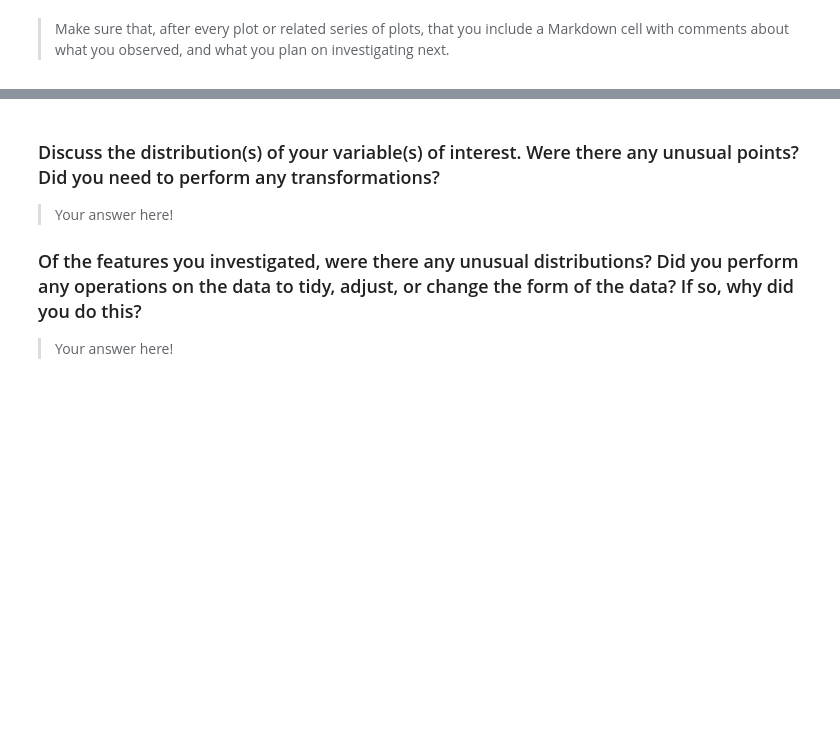
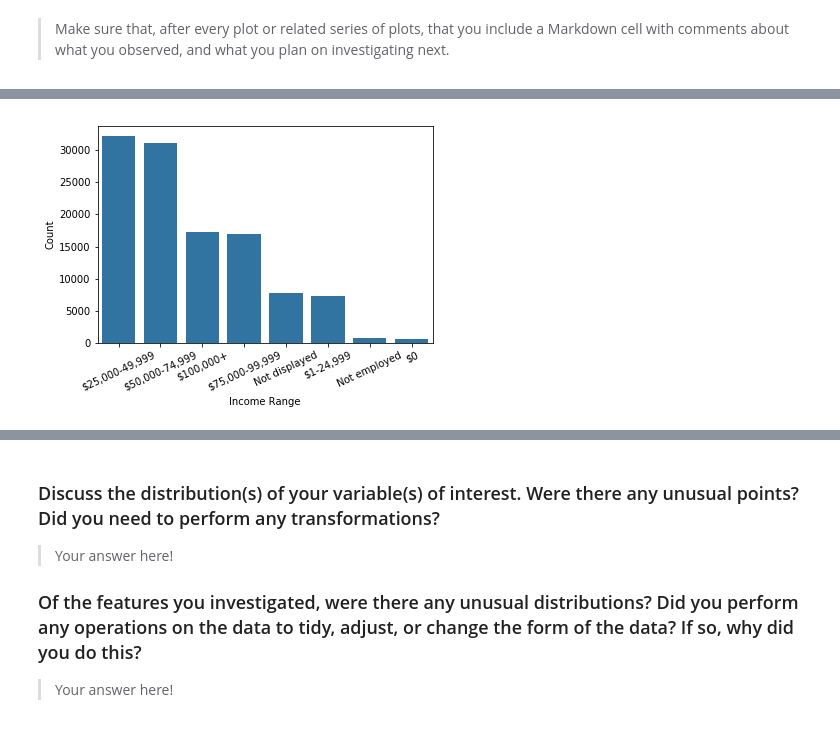
Before and after one commit to JannisMueller/Exploration-Loan-Data-from-Prosper, a Jupyter notebook: Exploration Loan Data from Prosper.ipynb, the cells around one changed output, grey strips where cells are left out. Saved outputs shown, nothing was run; the diff lists cells and outputs as text; code cells hidden in the pictures; blank space fills up the shorter version.

```diff
--- a/Exploration Loan Data from Prosper.ipynb
+++ b/Exploration Loan Data from Prosper.ipynb
@@ -173,3 +170,10 @@ loan_data.BorrowerRate.describe()
+# %%
+sb.countplot(data= loan_data_clean, x= 'IncomeRange', color= base_color, order=loan_data_clean['IncomeRange'].value_counts().index)
+plt.xticks(rotation=25)
+plt.xlabel('Income Range')
+plt.ylabel('Count');
+# %% [output]
+[figure, added]
 # %%
 # Histogramm  BorrowerRate (Borrower's interest rate for this loan.)
 binsize = 0.01
```
Also changed, not shown: parts of 32 cells of this notebook, 2 other files.
